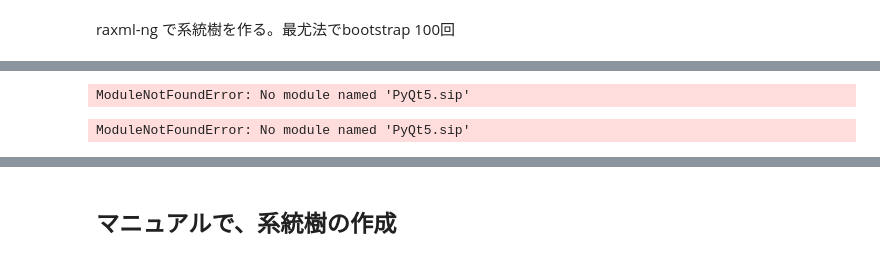
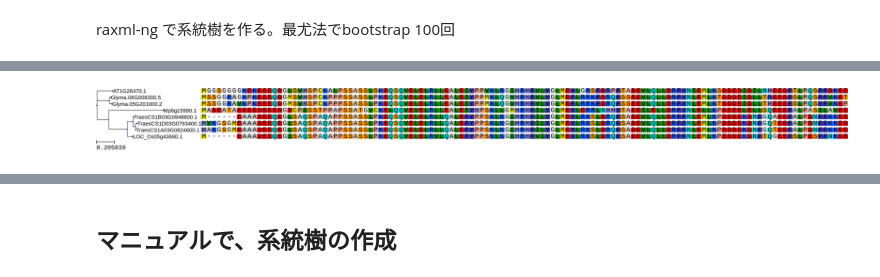
Before and after one commit to sou-06/homolog_align, a Jupyter notebook: Colab_Blast_Python.ipynb, the cells around one changed output, grey strips where cells are left out. Saved outputs shown, nothing was run; the diff lists cells and outputs as text; code cells hidden in the pictures.

```diff
--- a/Colab_Blast_Python.ipynb
+++ b/Colab_Blast_Python.ipynb
@@ -327,49 +299,20 @@ offscreen
 # %%
 import sys
-import os # Import the os module
-# Add the site-packages directory from the conda environment to sys.path
-conda_site_packages = '/usr/local/lib/python3.11/site-packages' # Use the path found in the previous cell
-if conda_site_packages and conda_site_packages not in sys.path:
-    sys.path.append(conda_site_packages)
-
-#from ete3 import PhyloTree
 import os
 
+from ete3 import Tree, TreeStyle, PhyloTree
 
-from ete3 import Tree
-
-
-t = Tree("(A:1,(B:1,(E:1,D:1):0.5):0.5);" )
-t.render("%%inline")
-print("aa")
-
-"""
-import pyqt5.sip
-from PyQt5 import QtGui, QtCore
-
-resdir = "results" # Define resdir
 os.makedirs(resdir + "/Tree_auto", exist_ok=True) # Create the directory if it doesn't exist
-
 infiles = os.listdir(resdir + "/Tree_auto")
 
 t = PhyloTree("/content/homolog_align/results/Tree_auto/Trimed_Aligned_AT1G26470.1.fasta.raxml.bestTree") # Corrected file extension
-t.render("motifs.png", w=2000, dpi=500)
-"""
+fasta = open("/content/homolog_align/results/Trimed_Aligned_AT1G26470.1.fasta").read()
 
-
-#    if infile.endswith(".fasta") == False: continue
- #   if infile.startswith("Trimed_") == False : continue
-  #  in_file = resdir + "/" + infile
-   ##subprocess.run(["raxml-ng", "--msa", in_file,"--all", "--model", "JTT+I+G", "--bs-trees", "100", "--prefix", out_file], check=True)
+ts = TreeStyle()
+ts.show_branch_support = True
+ts.show_leaf_name = False
+t.link_to_alignment(fasta)
+t.render(resdir + "/Tree_auto/Tree.png", w=2000, dpi=300,tree_style=ts)
+t.render("%%inline")
 # %% [output]
-ModuleNotFoundError: No module named 'PyQt5.sip'
+[figure, added]
-# %%
-import os
-os.system("pip install ete3 pyqt5")
-os.environ['QT_QPA_PLATFORM']='offscreen'
-from ete3 import Tree
-
-t = Tree("(A:1,(B:1,(E:1,D:1):0.5):0.5);" )
-t.render("%%inline")
-# %% [output]
-ModuleNotFoundError: No module named 'PyQt5.sip'
```
Also changed, not shown: parts of 11 cells of this notebook.
